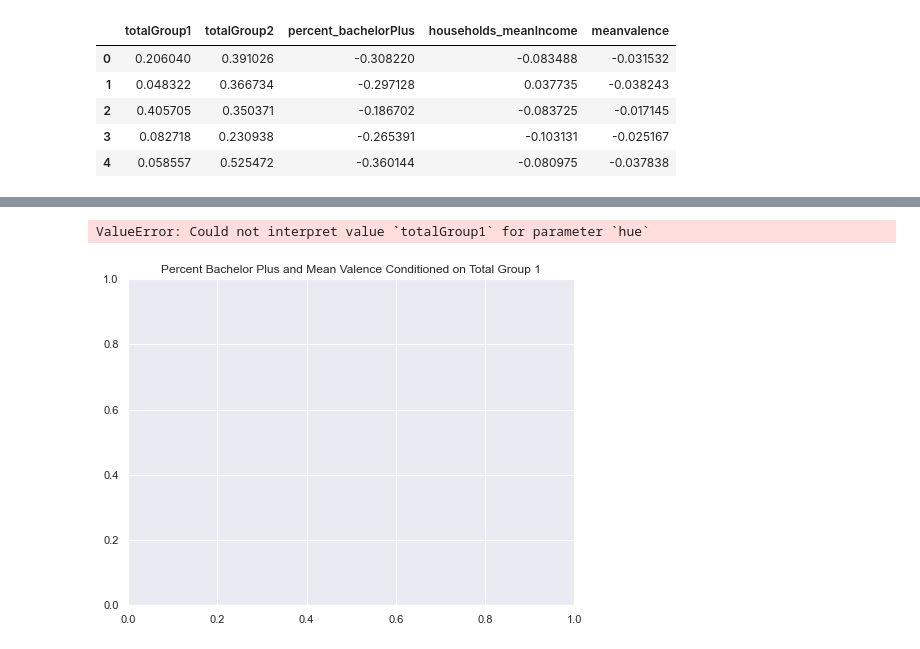
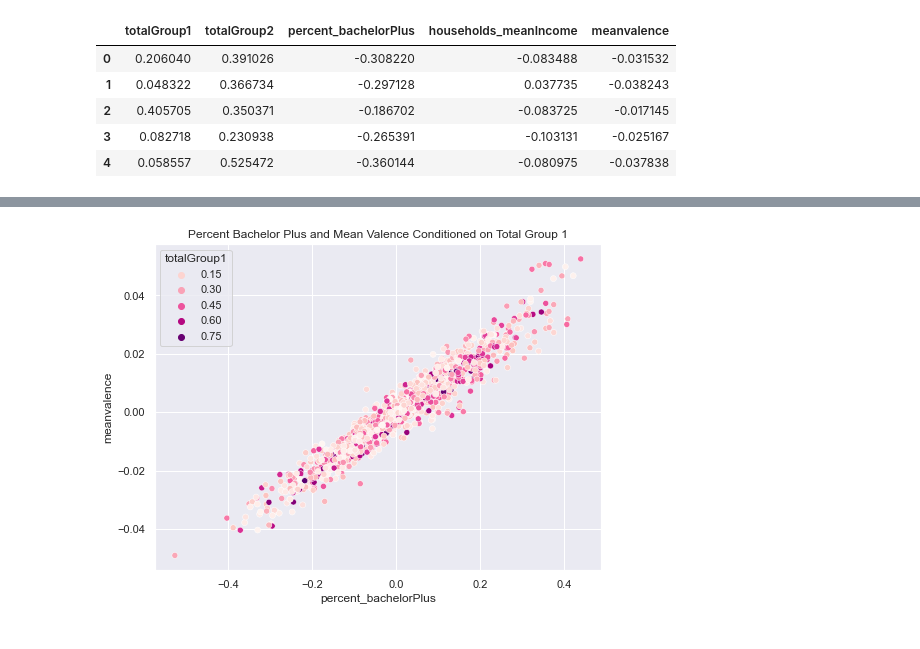
Before and after one commit to EricaXia/spr_2021, a Jupyter notebook: dsci552/problem_sets/ps_4.ipynb, the cells around one changed output, grey strips where cells are left out. Cells and saved outputs as stored; diff of their text form; code cells hidden in the pictures.

```diff
--- a/dsci552/problem_sets/ps_4.ipynb
+++ b/dsci552/problem_sets/ps_4.ipynb
@@ -599,10 +561,9 @@ print(X_train.shape, X_test.shape)
 ## OLS Linear Reg Model - using sm
 X_train_df = pd.DataFrame(X_train, columns=df5.columns)
 
-# X_train_df.head()
 X0_train = sm.add_constant(X_train_df)
-model = sm.OLS(y_train, X0_train).fit()
-model.summary()
+fair_model = sm.OLS(y_train, X0_train).fit()
+fair_model.summary()
 # %% [output]
 (2021, 2) (2021,)
 (1616, 2) (405, 2)
@@ -631,20 +592,20 @@ Notes:
 
 X_df = pd.DataFrame(X, columns=df5.columns)
 X0_df = sm.add_constant(X_df)
-y_pred = model.predict(X0_df)
+y_pred_fair = fair_model.predict(X0_df)
 
 ## get RMSE
 # rmse = sm.tools.eval_measures.rmse(y_test, y_pred)
-rmse = sm.tools.eval_measures.rmse(y, y_pred)
+rmse = sm.tools.eval_measures.rmse(y, y_pred_fair)
 print("RMSE", round(rmse,4))
 # %% [output]
 RMSE 0.0505
 # %%
 # Get original columns back and concat to the group blind model results
 
-pred_results = pd.concat([df2[["totalGroup1", "totalGroup2"]], df5, y_pred], axis=1)
-pred_results = pred_results.rename(columns={0: 'meanvalence'})
-pred_results.head()
+pred_results_fair = pd.concat([df2[["totalGroup1", "totalGroup2"]], df5, y_pred_fair], axis=1)
+pred_results_fair = pred_results_fair.rename(columns={0: 'meanvalence'})
+pred_results_fair.head()
 # %% [output]
 |  | totalGroup1 | totalGroup2 | percent_bachelorPlus | households_meanIncome | meanvalence |
 | 0 | 0.206040 | 0.391026 | -0.308220 | -0.083488 | -0.031532 |
@@ -652,3 +613,11 @@ pred_results.head()
 | 2 | 0.405705 | 0.350371 | -0.186702 | -0.083725 | -0.017145 |
 | 3 | 0.082718 | 0.230938 | -0.265391 | -0.103131 | -0.025167 |
 | 4 | 0.058557 | 0.525472 | -0.360144 | -0.080975 | -0.037838 |
+# %%
+## Any bias to totalGroup1 or 2 after filtering by the threshold?
+## corrplot
+plt.title("Fair Model Correlations")
+sns.set(rc={'figure.figsize':(8,6)})
+
+sns.heatmap(pred_results_fair.corr(), annot=True, cmap="hot_r")
+# plt.savefig('../images/heatmap_fair_ps4.png')
@@ -655,8 +627,7 @@ pred_results.head()
 # %%
 # scatterplot of valence and perc bp
 plt.title('Percent Bachelor Plus and Mean Valence Conditioned on Total Group 1')
-sns.scatterplot(data=pred_results, x="percent_bachelorPlus", y="meanvalence", hue="totalGroup1", palette='RdPu')
-plt.savefig('../images/scatter_1_ethnic_blind_ps4.png')
+sns.scatterplot(data=pred_results_fair, x="percent_bachelorPlus", y="meanvalence", hue="totalGroup1", palette='RdPu')
+plt.savefig('../images/scatter_1_fair_ps4.png')
 # %% [output]
-ValueError: Could not interpret value `totalGroup1` for parameter `hue`
-[figure, old version]
+[figure, new version]
```
Also changed, not shown: parts of 15 cells of this notebook, 5 other files.
